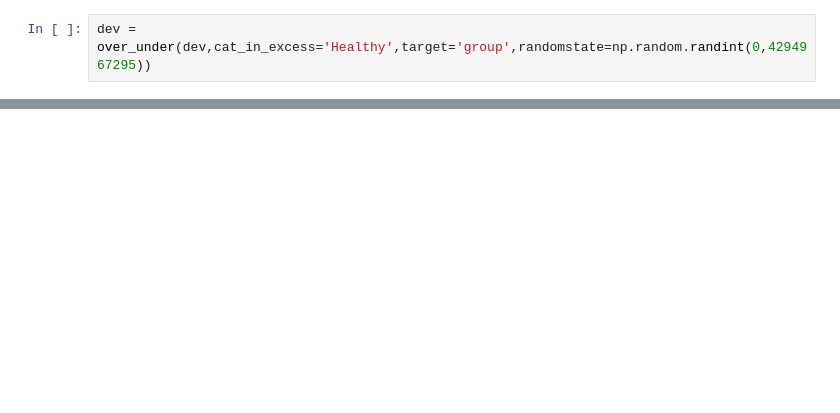
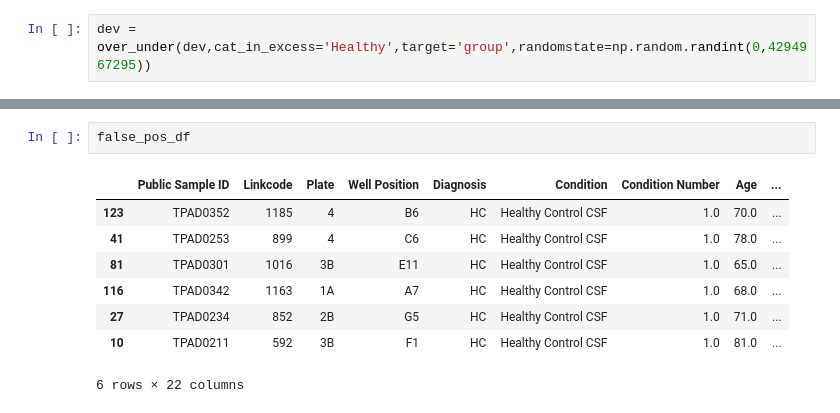
Before and after one commit to BrainPowerChemE/BrainPower, a Jupyter notebook: brainpower/example_notebooks/automation.ipynb, the cells around one changed output, grey strips where cells are left out. Saved outputs shown, nothing was run; the diff lists cells and outputs as text; blank space fills up the shorter version.

```diff
--- a/brainpower/example_notebooks/automation.ipynb
+++ b/brainpower/example_notebooks/automation.ipynb
@@ -261,0 +312,11 @@ roc_curves_one_vs_rest(train, test, feature_list)
+# %%
+false_pos_df
+# %% [output]
+|  | Public Sample ID | Linkcode | Plate | Well Position | Diagnosis | Condition | Condition Number | Age | ... |
+| 123 | TPAD0352 | 1185 | 4 | B6 | HC | Healthy Control CSF | 1.0 | 70.0 | ... |
+| 41 | TPAD0253 | 899 | 4 | C6 | HC | Healthy Control CSF | 1.0 | 78.0 | ... |
+| 81 | TPAD0301 | 1016 | 3B | E11 | HC | Healthy Control CSF | 1.0 | 65.0 | ... |
+| 116 | TPAD0342 | 1163 | 1A | A7 | HC | Healthy Control CSF | 1.0 | 68.0 | ... |
+| 27 | TPAD0234 | 852 | 2B | G5 | HC | Healthy Control CSF | 1.0 | 71.0 | ... |
+| 10 | TPAD0211 | 592 | 3B | F1 | HC | Healthy Control CSF | 1.0 | 81.0 | ... |
+6 rows × 22 columns
```
Also changed, not shown: parts of 11 cells of this notebook, 5 other files.
